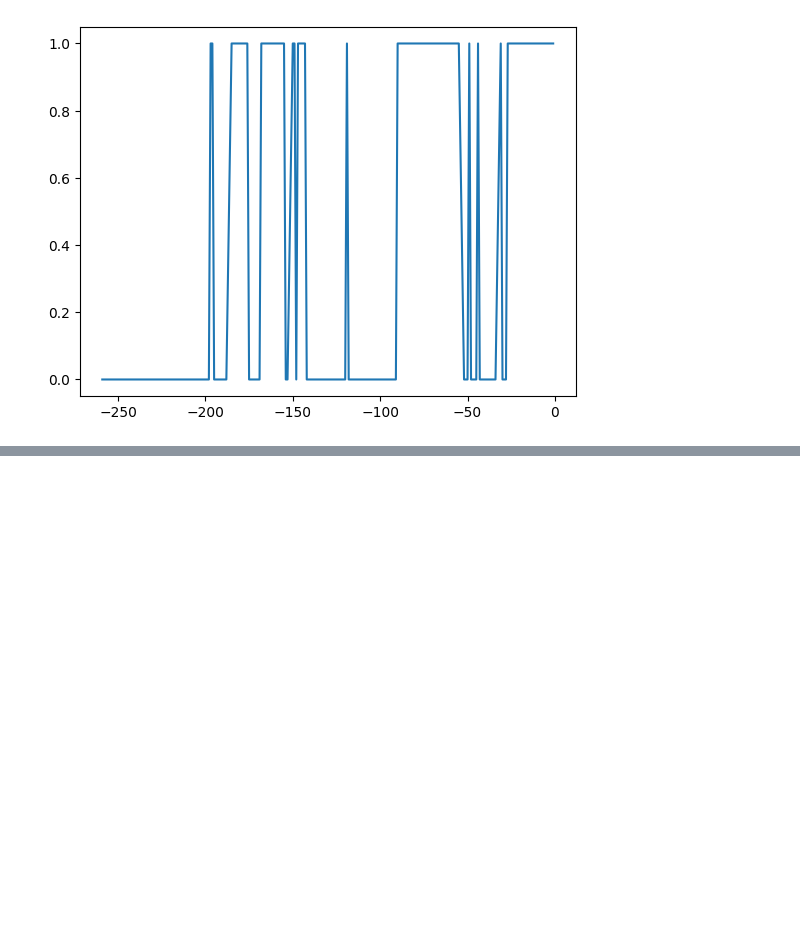
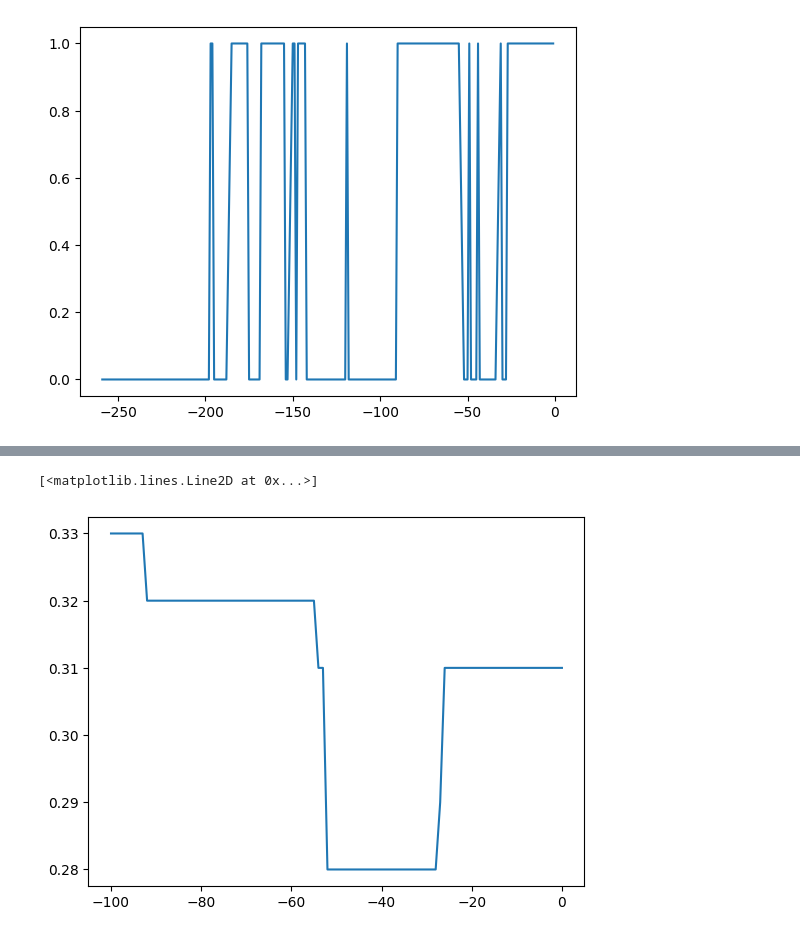
Before and after one commit to Sharkyboy51/CME_FedWatch_Research, a Jupyter notebook: part1_exploration.ipynb, the cells around one changed output, grey strips where cells are left out. Cells and saved outputs as stored; diff of their text form; code cells hidden in the pictures; blank space fills up the shorter version.

```diff
--- a/part1_exploration.ipynb
+++ b/part1_exploration.ipynb
@@ -294,0 +311,45 @@ plt.plot(df_full['days_until_meeting']*-1,df_full['is_correct'])
+# %%
+df = df_full
+
+# Preprocessing the data
+# Dropping 'Date' and 'most_chosen' columns
+df = df.drop(['Date', 'most_chosen','FED_Date','final_rate'], axis=1)
+
+# Fill NaN values with 0 (or another strategy can be chosen)
+df.fillna(0, inplace=True)
+
+# Splitting the data into features and target
+X = df.drop('is_correct', axis=1)
+y = df['is_correct']
+
+# Splitting the dataset into training and testing sets
+X_train, X_test, y_train, y_test = train_test_split(X, y, test_size=0.3, random_state=42)
+
+# Creating and training the RandomForestClassifier
+random_forest_model = RandomForestClassifier(n_estimators=100, random_state=42)
+random_forest_model.fit(X_train, y_train)
+
+# Making predictions on the test set
+y_pred = random_forest_model.predict(X_test)
+y_proba = random_forest_model.predict_proba(X_test)
+
+# Evaluating the model
+accuracy = accuracy_score(y_test, y_pred)
+report = classification_report(y_test, y_pred)
+# %%
+test_full = pd.DataFrame()
+i = 0
+while i < 101:
+    test = pd.DataFrame([i,0,0,0,0,0,0,0,0,0,0,0]).T
+    test.columns = X_test.columns
+    test_full = pd.concat([test_full,test],axis=0)
+    i+=1
+# %%
+test_output = random_forest_model.predict_proba(test_full)
+test_full['prediction'] = test_output[:, 1]
+# %%
+import matplotlib.pyplot as plt
+plt.plot(test_full['days_until_meeting']*-1,test_full['prediction'])
+# %% [output]
+[<matplotlib.lines.Line2D at 0x...>]
+[figure, added]
```
Also changed, not shown: parts of 4 cells of this notebook, 1 other file.
